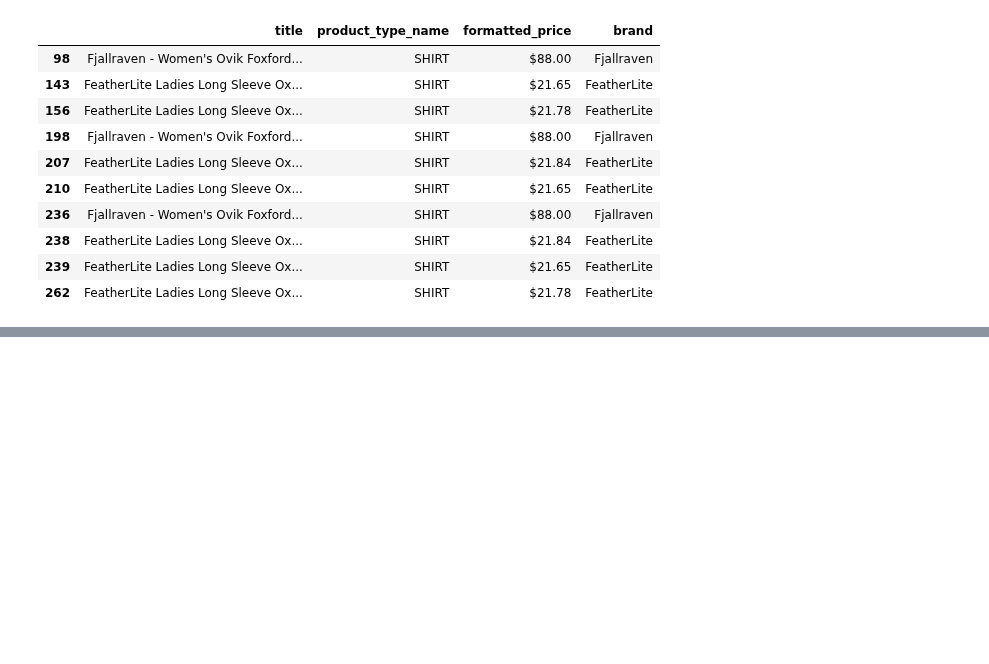
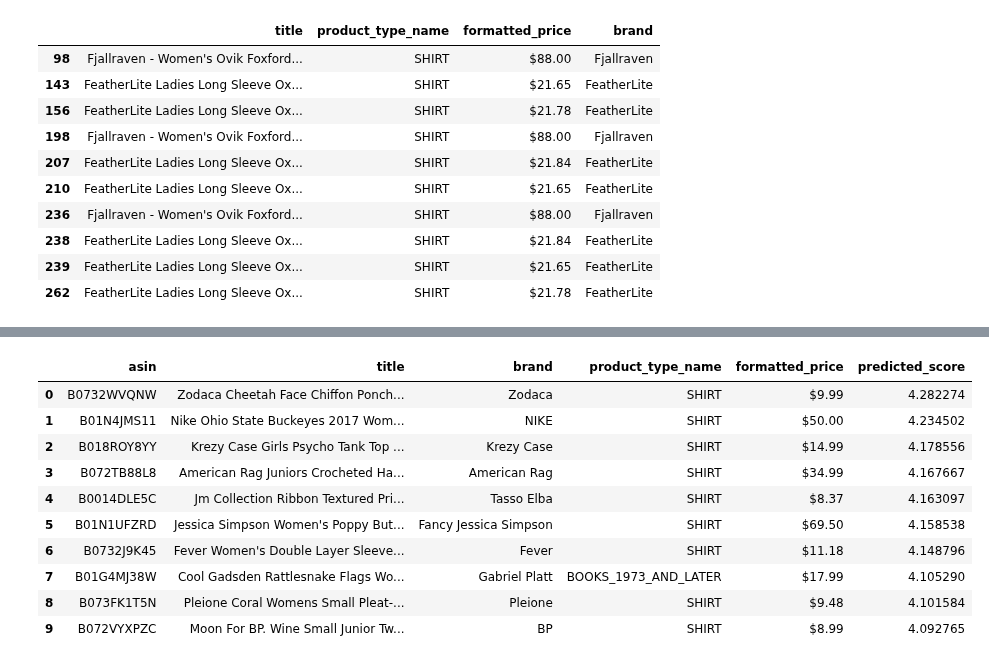
Before and after one commit to royruik/CSI4142_Assignments, a Jupyter notebook: A4/A4_Jupyter_Analysis14.ipynb, the cells around one changed output, grey strips where cells are left out. Saved outputs shown, nothing was run; the diff lists cells and outputs as text; code cells hidden in the pictures; blank space fills up the shorter version.

```diff
--- a/A4/A4_Jupyter_Analysis14.ipynb
+++ b/A4/A4_Jupyter_Analysis14.ipynb
@@ -296,0 +435,46 @@ df_title[df_title["title_clean"].str.contains("oxford")][["title", "product_type
+# %%
+# Select 3 random users
+user_ids = predicted_ratings.index.to_list()
+sample_users = random.sample(user_ids, 3)
+
+
+
+# Map of what users have already rated
+rated_by_users = sample_reviews.groupby("review_userId")["asin"].apply(set).to_dict()
+
+# Collect recommendations
+recommendations = {}
+
+for user in sample_users:
+    # Get predicted scores in descending order
+    user_preds = predicted_ratings.loc[user].sort_values(ascending=False)
+
+    # Remove already rated items
+    unseen_items = [asin for asin in user_preds.index if asin not in rated_by_users.get(user, set())]
+
+    # Select top 10 unseen recommendations
+    top_items = user_preds.loc[unseen_items].head(10).reset_index()
+    top_items.columns = ["asin", "predicted_score"]
+
+    # Join metadata for display
+    top_items = pd.merge(top_items, df_meta, on="asin", how="left")
+
+    # Sort again just in case (if merging altered order)
+    top_items = top_items.sort_values("predicted_score", ascending=False)
+
+    recommendations[user] = top_items
+
+
+recommendations[sample_users[0]][["asin", "title", "brand", "product_type_name", "formatted_price", "predicted_score"]]
+# %% [output]
+|  | asin | title | brand | product_type_name | formatted_price | predicted_score |
+| 0 | B0732WVQNW | Zodaca Cheetah Face Chiffon Ponch... | Zodaca | SHIRT | $9.99 | 4.282274 |
+| 1 | B01N4JMS11 | Nike Ohio State Buckeyes 2017 Wom... | NIKE | SHIRT | $50.00 | 4.234502 |
+| 2 | B018ROY8YY | Krezy Case Girls Psycho Tank Top ... | Krezy Case | SHIRT | $14.99 | 4.178556 |
+| 3 | B072TB88L8 | American Rag Juniors Crocheted Ha... | American Rag | SHIRT | $34.99 | 4.167667 |
+| 4 | B0014DLE5C | Jm Collection Ribbon Textured Pri... | Tasso Elba | SHIRT | $8.37 | 4.163097 |
+| 5 | B01N1UFZRD | Jessica Simpson Women's Poppy But... | Fancy Jessica Simpson | SHIRT | $69.50 | 4.158538 |
+| 6 | B0732J9K45 | Fever Women's Double Layer Sleeve... | Fever | SHIRT | $11.18 | 4.148796 |
+| 7 | B01G4MJ38W | Cool Gadsden Rattlesnake Flags Wo... | Gabriel Platt | BOOKS_1973_AND_LATER | $17.99 | 4.105290 |
+| 8 | B073FK1T5N | Pleione Coral Womens Small Pleat-... | Pleione | SHIRT | $9.48 | 4.101584 |
+| 9 | B072VYXPZC | Moon For BP. Wine Small Junior Tw... | BP | SHIRT | $8.99 | 4.092765 |
```
Also changed, not shown: parts of 19 cells of this notebook.
